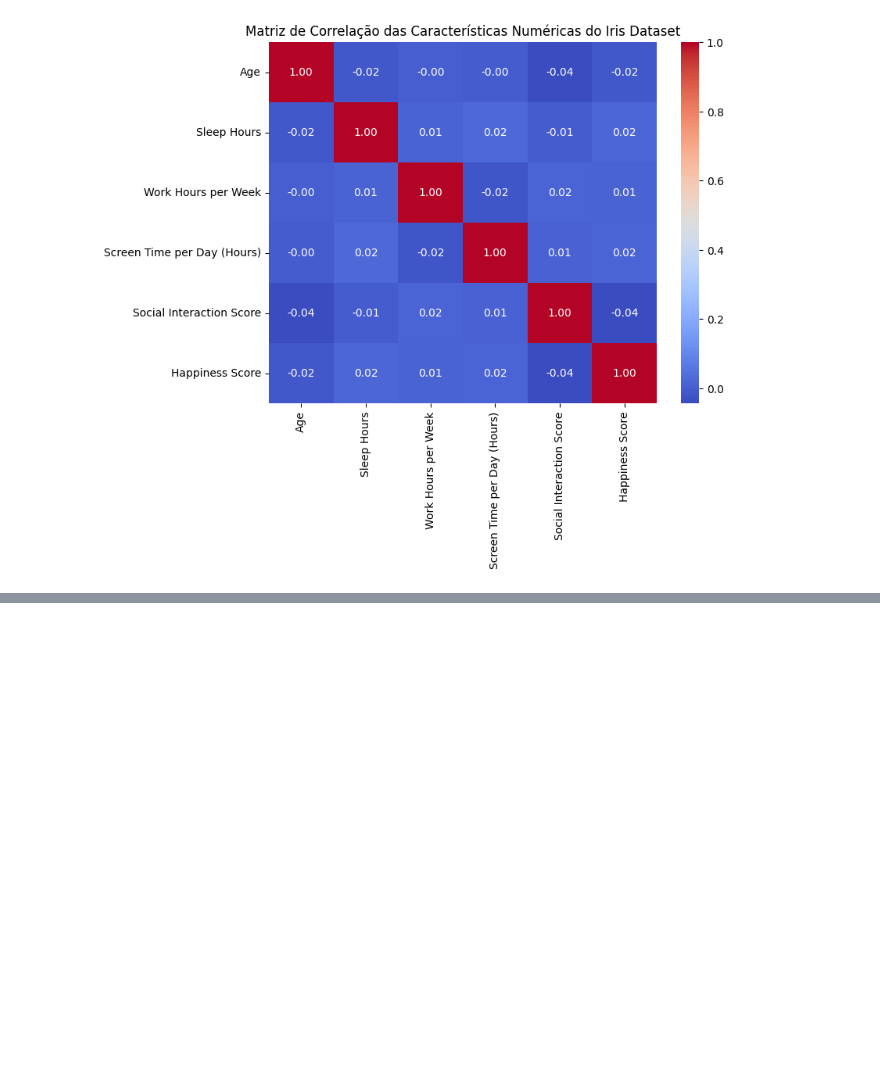
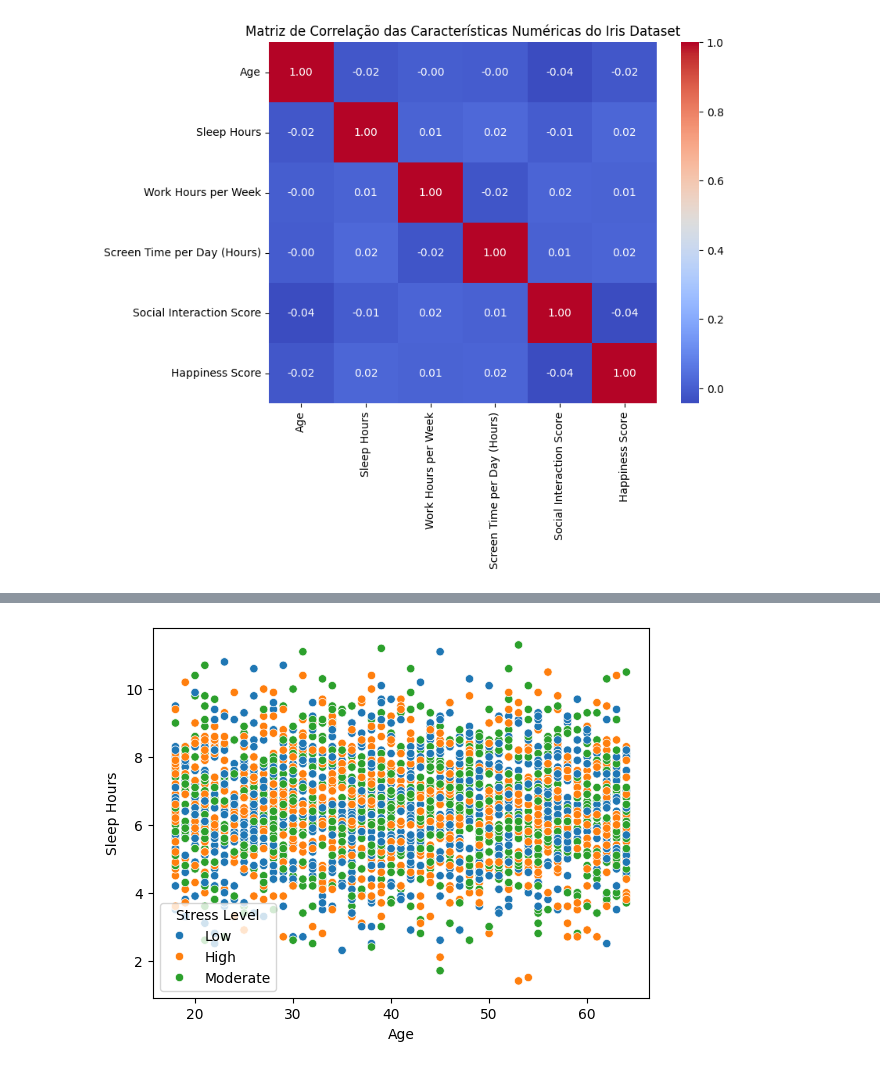
Before and after one commit to hugocfrias/hugocfrias-MVP, a Jupyter notebook: Untitled5.ipynb, the cells around one changed output, grey strips where cells are left out. Drawn from its saved outputs; the diff is of its cells as text; code cells hidden in the pictures; blank space fills up the shorter version.

```diff
--- a/Untitled5.ipynb
+++ b/Untitled5.ipynb
@@ -470,0 +476,5 @@ plt.show()
+# %%
+# scatter plot com Seaborn colorido por classes
+sns.scatterplot(x='Age', y='Sleep Hours', hue='Stress Level', data=df);
+# %% [output]
+[figure, added]
```
Also changed, not shown: parts of 1 cell of this notebook.
